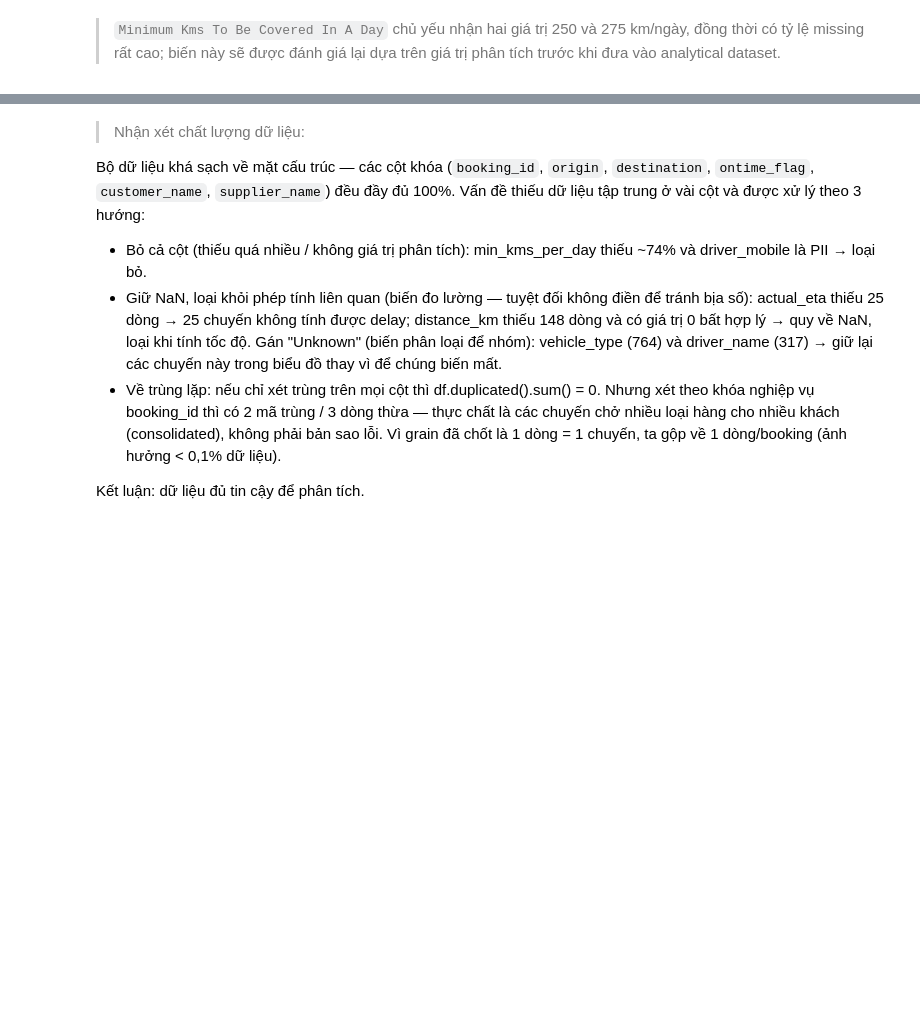
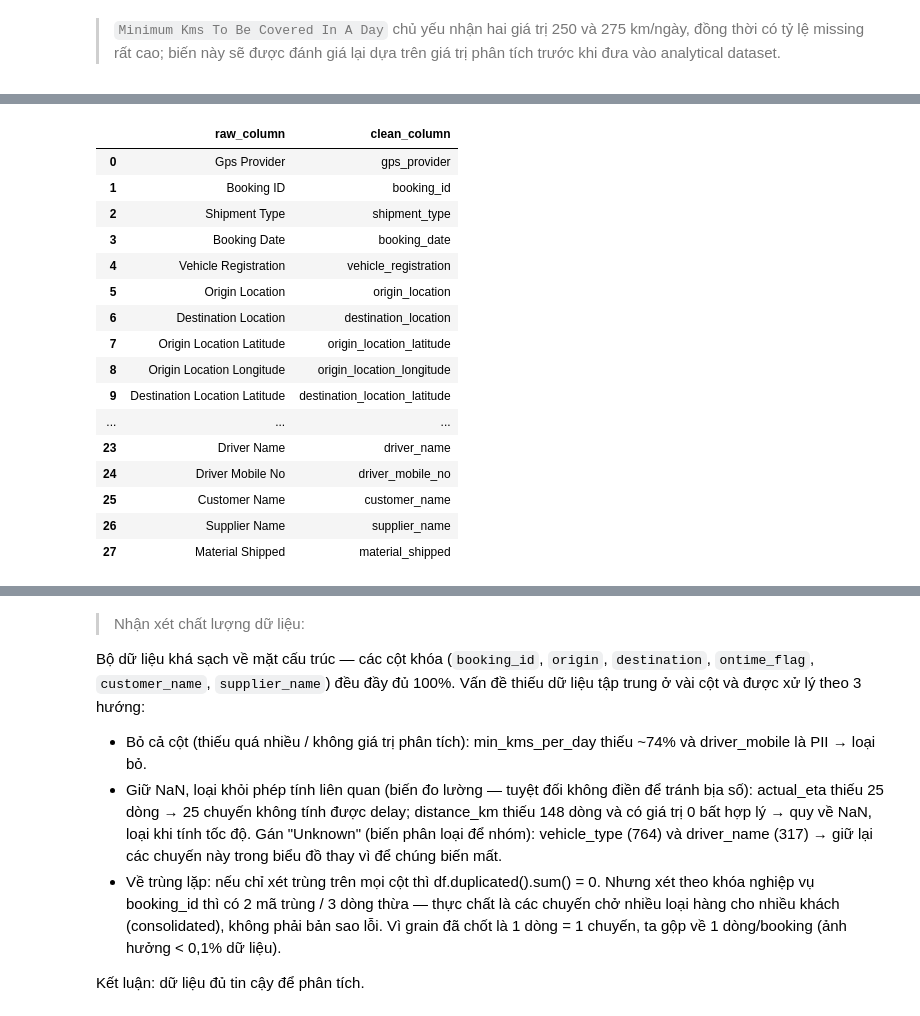
Before and after one commit to ChiBao-v/logistics-delivery-performance-analysis, a Jupyter notebook: python/EDA.ipynb, the cells around one changed output, grey strips where cells are left out. Saved outputs shown, nothing was run; the diff lists cells and outputs as text; code cells hidden in the pictures; blank space fills up the shorter version.

```diff
--- a/python/EDA.ipynb
+++ b/python/EDA.ipynb
@@ -725,0 +891,5 @@ current_lon           1
+# %%
+df = df_raw.copy()
+
+print("Raw shape:", df_raw.shape)
+print("Working shape:", df.shape)
@@ -725,0 +901,4 @@ current_lon           1
+# %%
+# Danh sách tên cột gốc
+for i, col in enumerate(df.columns, start=1):
+    print(f"{i:02d}. {col}")
@@ -725,0 +923,47 @@ current_lon           1
+# %%
+def to_snake_case(column_name):
+    column_name = column_name.strip()
+    column_name = re.sub(r"[()]", "", column_name)
+    column_name = re.sub(r"[^A-Za-z0-9]+", "_",column_name)
+    column_name = re.sub(r"_+", "_", column_name)
+
+    return (column_name.strip("_").lower())
+
+raw_columns = df.columns.tolist()
+
+df.columns = [
+    to_snake_case(col)
+    for col in df.columns
+]
+# %%
+# Chỉnh sửa tên cột đặc biệt
+COLUMN_NAME_FIXES = {"ontime": "raw_ontime"}
+df = df.rename(columns=COLUMN_NAME_FIXES)
+
+clean_columns = df.columns.tolist()
+# %%
+# Kết quả sau khi chuẩn hóa
+column_name_mapping = pd.DataFrame({
+    "raw_column": df_raw.columns,
+    "clean_column": df.columns
+})
+
+column_name_mapping
+# %% [output]
+|  | raw_column | clean_column |
+| 0 | Gps Provider | gps_provider |
+| 1 | Booking ID | booking_id |
+| 2 | Shipment Type | shipment_type |
+| 3 | Booking Date | booking_date |
+| 4 | Vehicle Registration | vehicle_registration |
+| 5 | Origin Location | origin_location |
+| 6 | Destination Location | destination_location |
+| 7 | Origin Location Latitude | origin_location_latitude |
+| 8 | Origin Location Longitude | origin_location_longitude |
+| 9 | Destination Location Latitude | destination_location_latitude |
+| ... | ... | ... |
+| 23 | Driver Name | driver_name |
+| 24 | Driver Mobile No | driver_mobile_no |
+| 25 | Customer Name | customer_name |
+| 26 | Supplier Name | supplier_name |
+| 27 | Material Shipped | material_shipped |
```
Also changed, not shown: parts of 60 cells of this notebook.
